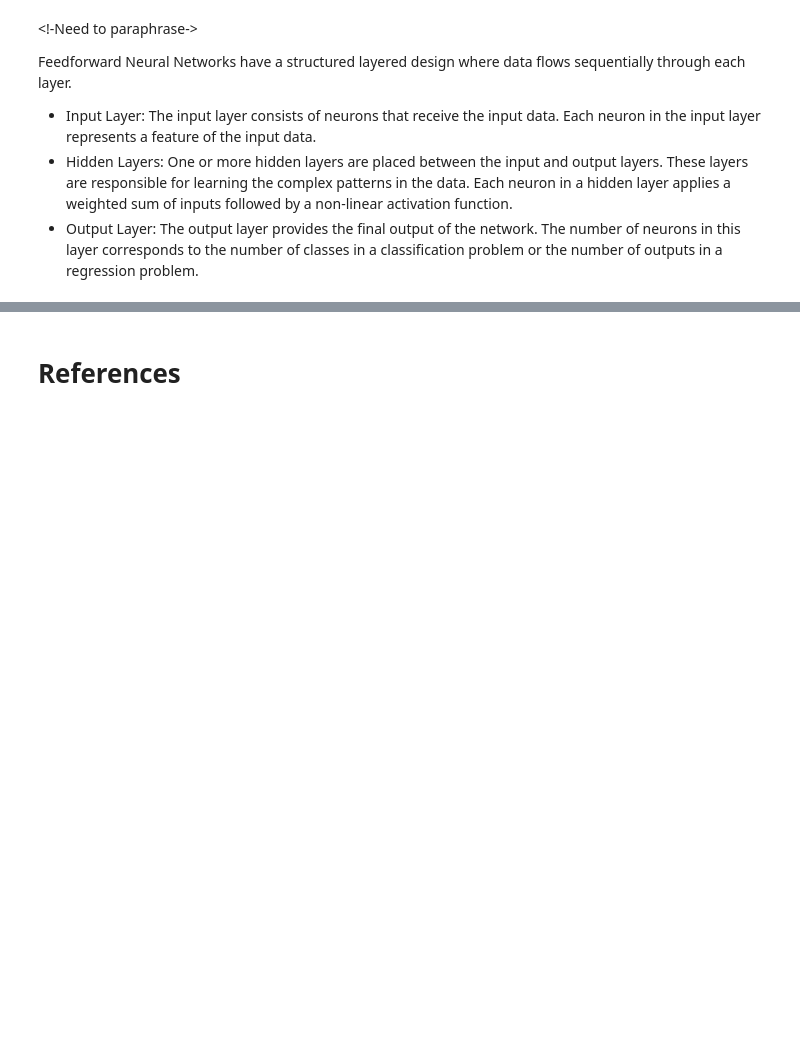
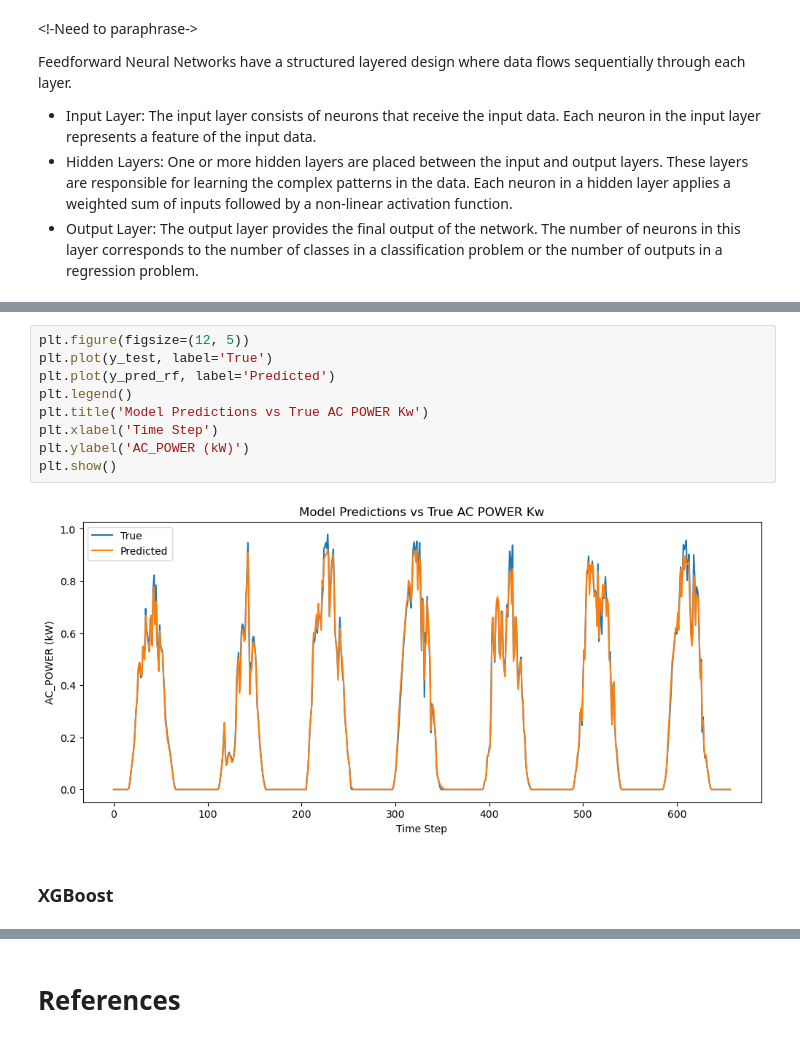
Before and after one commit to Abrar051/Machine_Learning_Algorithm_Solar_Power_Prediction, a Jupyter notebook: Machine_Learning_Algorithm_Final_Coursework.ipynb, the cells around one changed output, grey strips where cells are left out. Cells and saved outputs as stored; diff of their text form; blank space fills up the shorter version.

```diff
--- a/Machine_Learning_Algorithm_Final_Coursework.ipynb
+++ b/Machine_Learning_Algorithm_Final_Coursework.ipynb
@@ -938,0 +1333,13 @@ Feedforward Neural Networks have a structured layered design where data flows se
+# %%
+plt.figure(figsize=(12, 5))
+plt.plot(y_test, label='True')
+plt.plot(y_pred_rf, label='Predicted')
+plt.legend()
+plt.title('Model Predictions vs True AC POWER Kw')
+plt.xlabel('Time Step')
+plt.ylabel('AC_POWER (kW)')
+plt.show()
+# %% [output]
+[figure, added]
+# %% [markdown]
+### XGBoost
```
Also changed, not shown: parts of 43 cells of this notebook.
